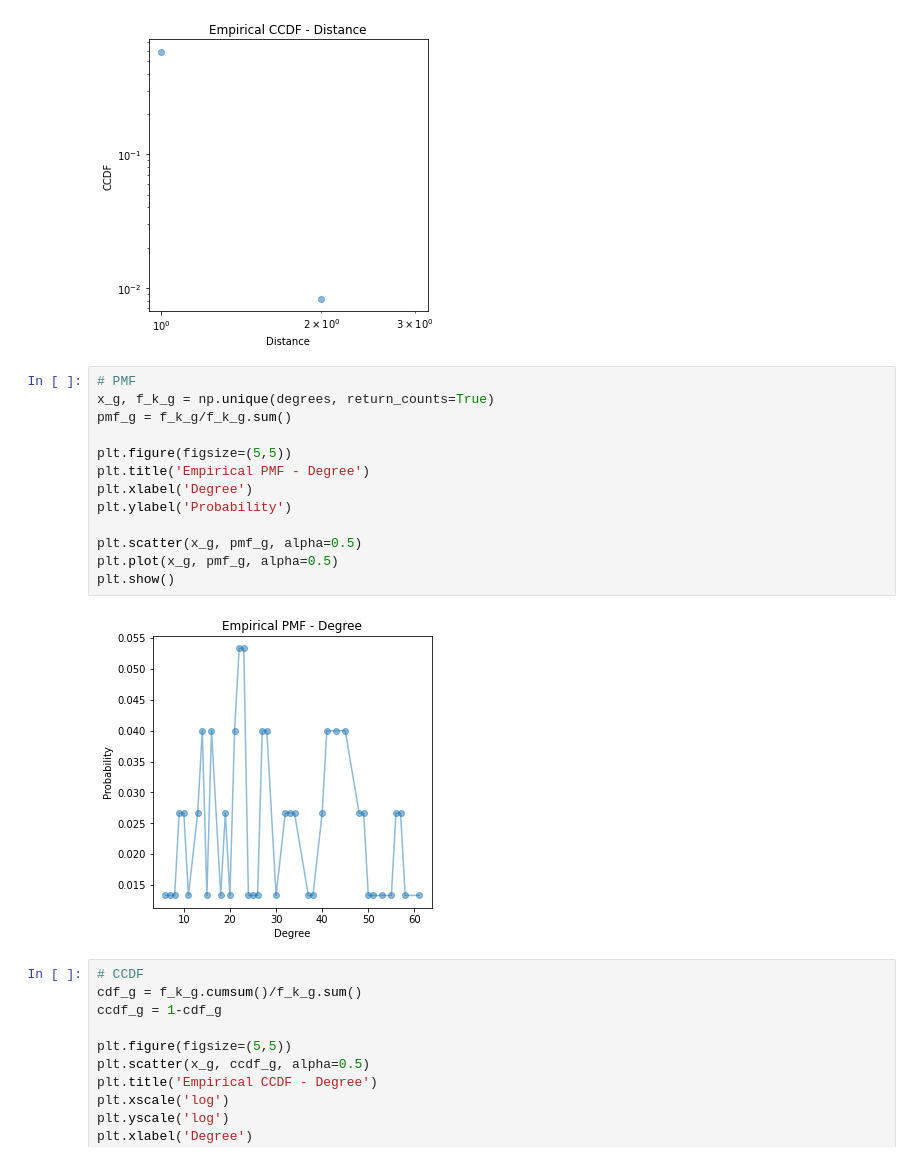
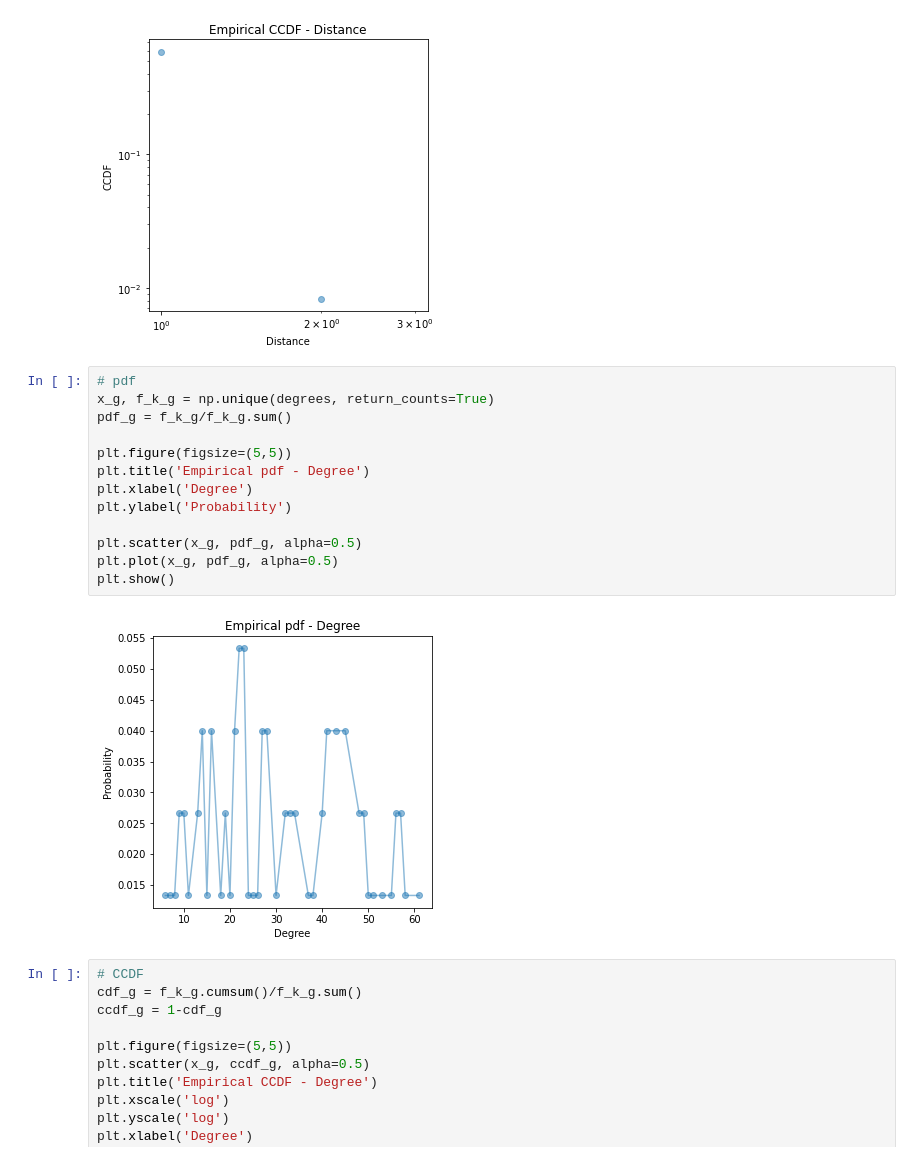
Before and after one commit to rodrigohaddad/Complex-Networks, a Jupyter notebook: t1/hospital_caracterization.ipynb, the cells around one changed output. Drawn from its saved outputs; the diff is of its cells as text.

Commit message:
graphs

```diff
--- a/t1/hospital_caracterization.ipynb
+++ b/t1/hospital_caracterization.ipynb
@@ -261,20 +261,20 @@ plt.show()
 # %% [output]
 [figure]
 # %%
-# PMF
+# pdf
 x_g, f_k_g = np.unique(degrees, return_counts=True)
-pmf_g = f_k_g/f_k_g.sum()
+pdf_g = f_k_g/f_k_g.sum()
 
 plt.figure(figsize=(5,5))
-plt.title('Empirical PMF - Degree')
+plt.title('Empirical pdf - Degree')
 plt.xlabel('Degree')
 plt.ylabel('Probability')
 
-plt.scatter(x_g, pmf_g, alpha=0.5)
-plt.plot(x_g, pmf_g, alpha=0.5)
+plt.scatter(x_g, pdf_g, alpha=0.5)
+plt.plot(x_g, pdf_g, alpha=0.5)
 plt.show()
 # %% [output]
-[figure, old version]
+[figure, new version]
 # %%
 # CCDF
 cdf_g = f_k_g.cumsum()/f_k_g.sum()
```
Also changed, not shown: parts of 2 cells of this notebook, 17 other files.
